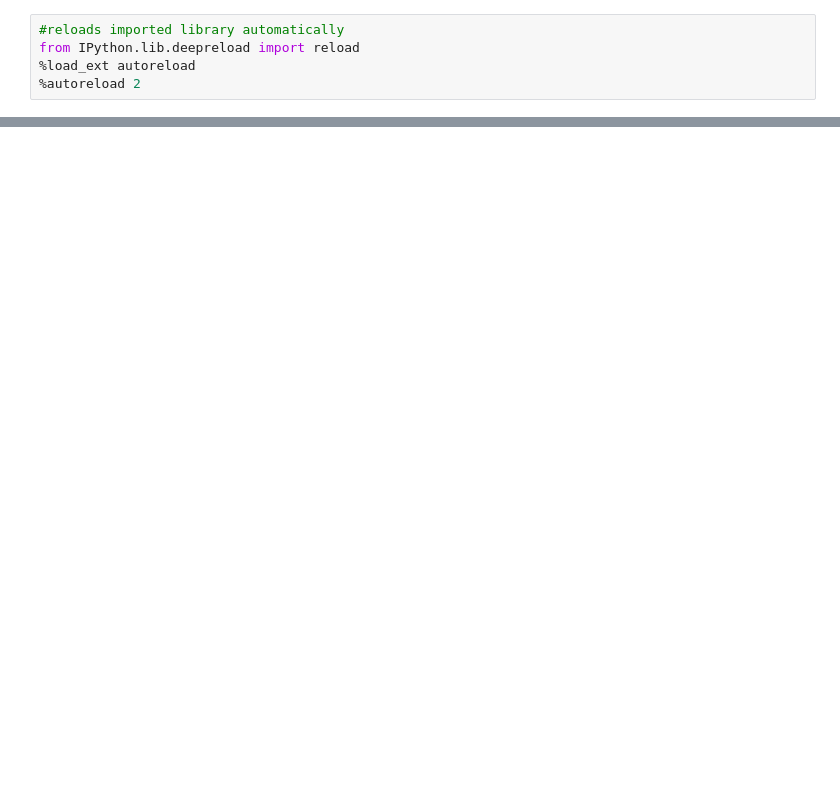
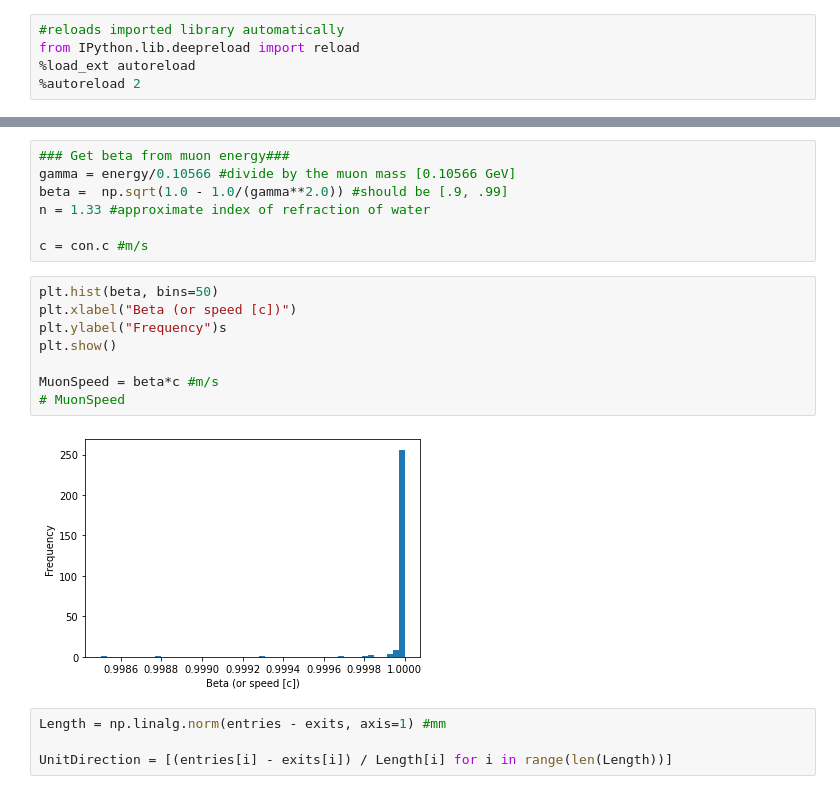
Before and after one commit to eklem1/OD_work, a Jupyter notebook: CherenkovGen/MuonResults.ipynb, the cells around one changed output, grey strips where cells are left out. Saved outputs shown, nothing was run; the diff lists cells and outputs as text; blank space fills up the shorter version.

```diff
--- a/CherenkovGen/MuonResults.ipynb
+++ b/CherenkovGen/MuonResults.ipynb
@@ -103,0 +61,21 @@ Propogation + saving: photons / sec
+# %%
+### Get beta from muon energy###
+gamma = energy/0.10566 #divide by the muon mass [0.10566 GeV]
+beta =  np.sqrt(1.0 - 1.0/(gamma**2.0)) #should be [.9, .99]
+n = 1.33 #approximate index of refraction of water
+
+c = con.c #m/s
+# %%
+plt.hist(beta, bins=50)
+plt.xlabel("Beta (or speed [c])")
+plt.ylabel("Frequency")s
+plt.show()
+
+MuonSpeed = beta*c #m/s
+# MuonSpeed
+# %% [output]
+[figure, added]
+# %%
+Length = np.linalg.norm(entries - exits, axis=1) #mm
+
+UnitDirection = [(entries[i] - exits[i]) / Length[i] for i in range(len(Length))]
```
Also changed, not shown: parts of 11 cells of this notebook, 5 other files.
